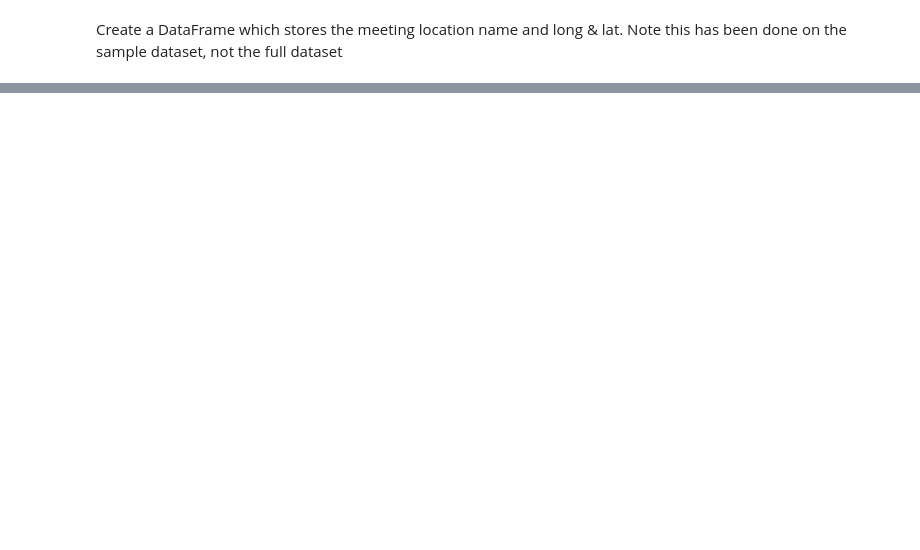
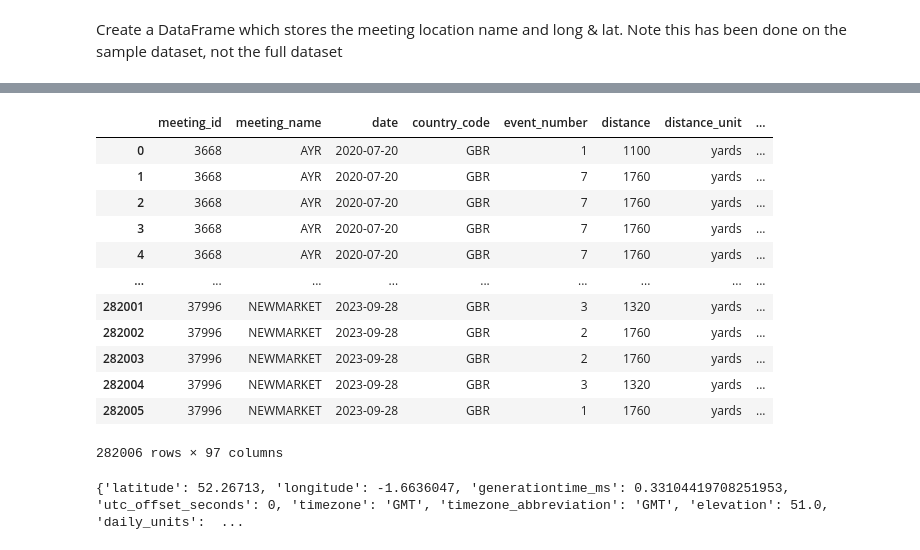
Before and after one commit to Harlequinht/which_horse, a Jupyter notebook: notebook/WeatherAPI.ipynb, the cells around one changed output, grey strips where cells are left out. Saved outputs shown, nothing was run; the diff lists cells and outputs as text; code cells hidden in the pictures; blank space fills up the shorter version.

Commit message:
Updated weather API, location API completed

```diff
--- a/notebook/WeatherAPI.ipynb
+++ b/notebook/WeatherAPI.ipynb
@@ -13,4 +8,4 @@ sample_df
 # %%
-columns_to_drop = sample_df.filter(regex='[678]').columns
+columns_to_drop = df.filter(regex='[678]').columns
 columns_to_drop = columns_to_drop.drop('bet365_odds')
-sample_df = sample_df.drop(columns=(columns_to_drop))
+df = df.drop(columns=(columns_to_drop))
@@ -26,5 +13,0 @@ locations_df = pd.DataFrame(location_names, columns=['location_names'])
-# %%
-api_key = 'AIzaSyBNUyqTA3gjMcn-H6JT1-Bpq04cSWvyqqs'
-base_url = 'https://maps.googleapis.com/maps/api/geocode/'
-endpoint = f'{base_url}{api_key}'
-response = requests.get(endpoint)
@@ -30,0 +16,6 @@ response = requests.get(endpoint)
+# %%
+location_names = sorted(df['meeting_name'].unique())
+#location_names = [location for location in location_names if location.lower() != 'newmarket (july)']
+locations_df = pd.DataFrame(location_names, columns=['meeting_name'])
+locations_df['location_names_cleaned'] = locations_df['meeting_name'].replace({'BANGOR-ON-DEE':'BANGOR', 'NEWMARKET (JULY)':'NEWMARKET', ' ':'_'})
+locations_df['location_names_cleaned'] = locations_df['location_names_cleaned'].str.replace(' ', '_')
@@ -30,0 +46,17 @@ response = requests.get(endpoint)
+# %%
+api_urls = []
+all_results = []
+for index, location in enumerate(locations_df['location_names_cleaned']):
+    base_url = 'https://maps.googleapis.com/maps/api/geocode/json?'
+    api_key = 'AIzaSyCbMs_uFe64la_0zvjWNQCsSvJNbhu06X8'
+    params = f'address={location}+racecourse&components=country:GB&key={api_key}'
+    endpoint = f'{base_url}{params}'
+    results = requests.get(endpoint).json()
+    results_dict = {'location':location,
+                    'co_ords':{'lat':results['results'][0]['geometry']['location']['lat'],
+                               'lng':results['results'][0]['geometry']['location']['lng']
+                              }
+                   }
+    all_results.append(results_dict)
+    locations_df.loc[index, 'lat'] = results['results'][0]['geometry']['location']['lat']
+    locations_df.loc[index, 'lng'] = results['results'][0]['geometry']['location']['lng']
@@ -30,0 +96,18 @@ response = requests.get(endpoint)
+# %%
+sample_df = df.head(5)
+temp = pd.merge(df,locations_df, on = 'meeting_name')
+temp
+# %% [output]
+|  | meeting_id | meeting_name | date | country_code | event_number | distance | distance_unit | ... |
+| 0 | 3668 | AYR | 2020-07-20 | GBR | 1 | 1100 | yards | ... |
+| 1 | 3668 | AYR | 2020-07-20 | GBR | 7 | 1760 | yards | ... |
+| 2 | 3668 | AYR | 2020-07-20 | GBR | 7 | 1760 | yards | ... |
+| 3 | 3668 | AYR | 2020-07-20 | GBR | 7 | 1760 | yards | ... |
+| 4 | 3668 | AYR | 2020-07-20 | GBR | 7 | 1760 | yards | ... |
+| ... | ... | ... | ... | ... | ... | ... | ... | ... |
+| 282001 | 37996 | NEWMARKET | 2023-09-28 | GBR | 3 | 1320 | yards | ... |
+| 282002 | 37996 | NEWMARKET | 2023-09-28 | GBR | 2 | 1760 | yards | ... |
+| 282003 | 37996 | NEWMARKET | 2023-09-28 | GBR | 2 | 1760 | yards | ... |
+| 282004 | 37996 | NEWMARKET | 2023-09-28 | GBR | 3 | 1320 | yards | ... |
+| 282005 | 37996 | NEWMARKET | 2023-09-28 | GBR | 1 | 1760 | yards | ... |
+282006 rows × 97 columns
@@ -31,2 +154,15 @@ response = requests.get(endpoint)
+# %%
+base_url = 'https://archive-api.open-meteo.com/v1/archive?'
+longitude = '-1.597'
+latitude = '52.279'
+start_date = '2020-01-01'
+end_date = '2020-01-07'
+params = 'daily=temperature_2m_mean,precipitation_sum,rain_sum,wind_speed_10m_max,wind_direction_10m_dominant'
+endpoint = f'{base_url}&latitude={latitude}&longitude={longitude}&start_date={start_date}&end_date={end_date}&{params}'
+endpoint
+
+print(requests.get(endpoint).json())
+# %% [output]
+{'latitude': 52.26713, 'longitude': -1.6636047, 'generationtime_ms': 0.33104419708251953, 'utc_offset_seconds': 0, 'timezone': 'GMT', 'timezone_abbreviation': 'GMT', 'elevation': 51.0, 'daily_units':  ...
 # %%
 endpoint
```
Also changed, not shown: parts of 23 cells of this notebook.
